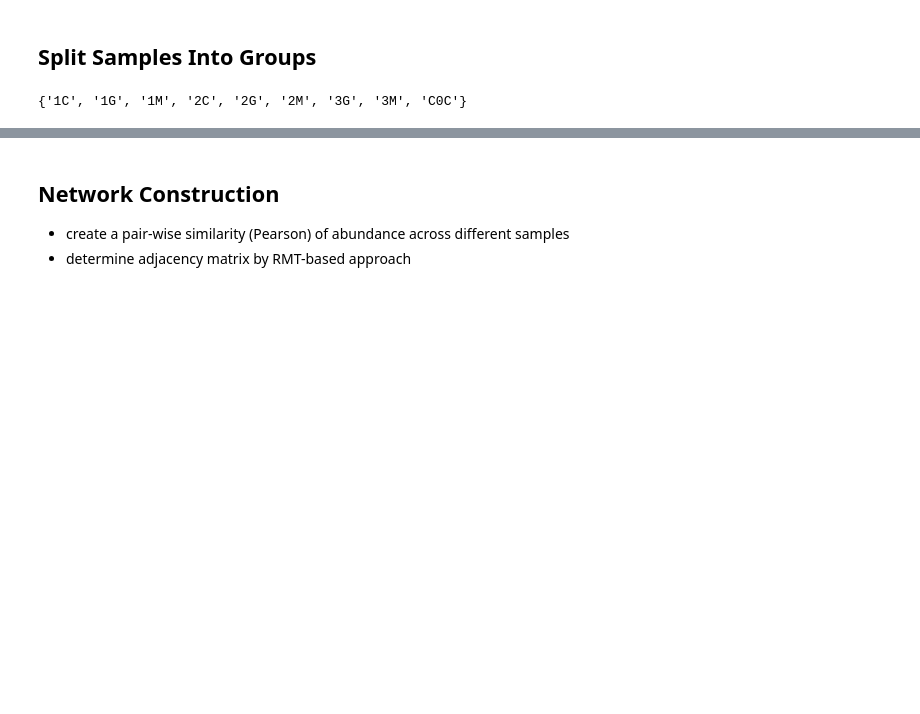
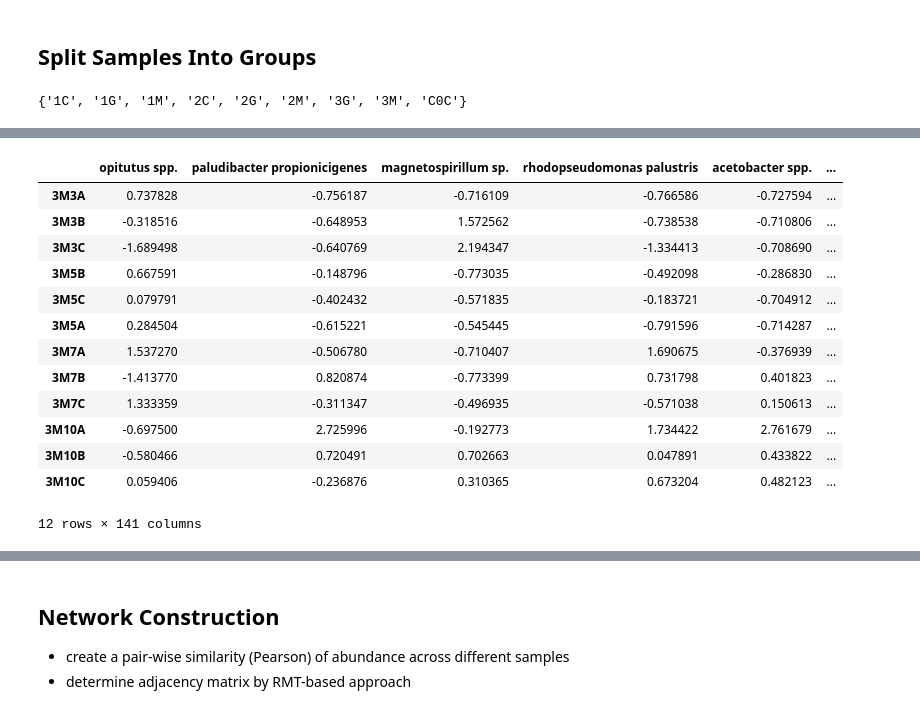
Before and after one commit to olincollege/microbiome-network-analysis-research, a Jupyter notebook: network_analysis_groups.ipynb, the cells around one changed output, grey strips where cells are left out. Saved outputs shown, nothing was run; the diff lists cells and outputs as text; code cells hidden in the pictures; blank space fills up the shorter version.

```diff
--- a/network_analysis_groups.ipynb
+++ b/network_analysis_groups.ipynb
@@ -44,0 +95,17 @@ df_counts_rel_3M = df_counts_rel.loc[df_annotations["group"] == "3M", :]
+# %%
+df_counts_rel_3M_stan
+# %% [output]
+|  | opitutus spp. | paludibacter propionicigenes | magnetospirillum sp. | rhodopseudomonas palustris | acetobacter spp. | ... |
+| 3M3A | 0.737828 | -0.756187 | -0.716109 | -0.766586 | -0.727594 | ... |
+| 3M3B | -0.318516 | -0.648953 | 1.572562 | -0.738538 | -0.710806 | ... |
+| 3M3C | -1.689498 | -0.640769 | 2.194347 | -1.334413 | -0.708690 | ... |
+| 3M5B | 0.667591 | -0.148796 | -0.773035 | -0.492098 | -0.286830 | ... |
+| 3M5C | 0.079791 | -0.402432 | -0.571835 | -0.183721 | -0.704912 | ... |
+| 3M5A | 0.284504 | -0.615221 | -0.545445 | -0.791596 | -0.714287 | ... |
+| 3M7A | 1.537270 | -0.506780 | -0.710407 | 1.690675 | -0.376939 | ... |
+| 3M7B | -1.413770 | 0.820874 | -0.773399 | 0.731798 | 0.401823 | ... |
+| 3M7C | 1.333359 | -0.311347 | -0.496935 | -0.571038 | 0.150613 | ... |
+| 3M10A | -0.697500 | 2.725996 | -0.192773 | 1.734422 | 2.761679 | ... |
+| 3M10B | -0.580466 | 0.720491 | 0.702663 | 0.047891 | 0.433822 | ... |
+| 3M10C | 0.059406 | -0.236876 | 0.310365 | 0.673204 | 0.482123 | ... |
+12 rows × 141 columns
```
Also changed, not shown: parts of 41 cells of this notebook, 26 other files.
